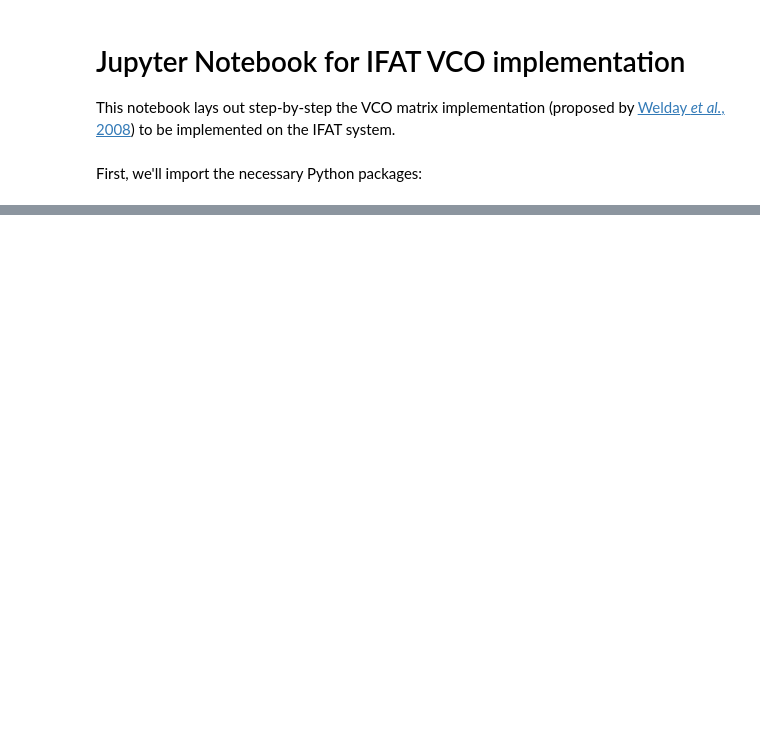
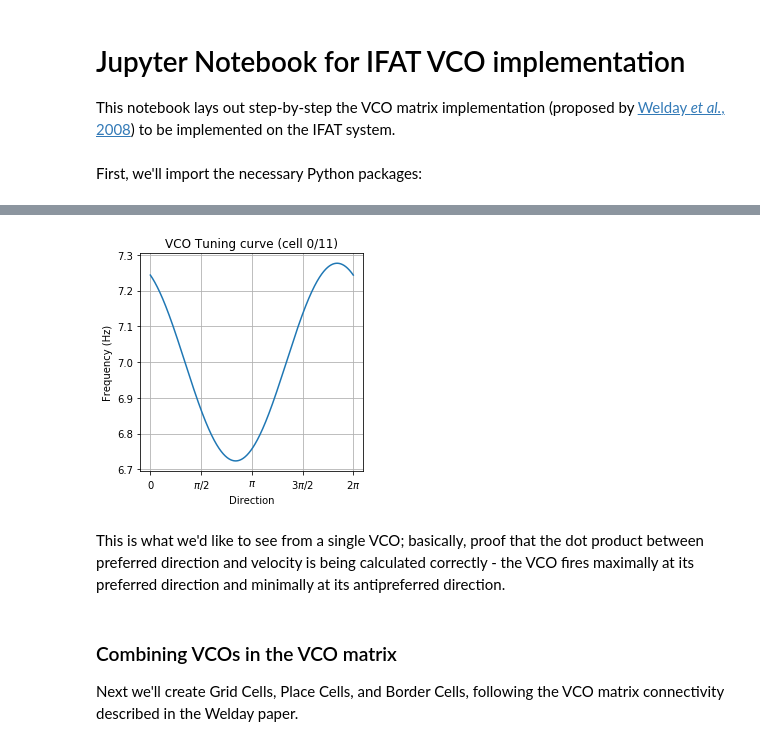
Before and after one commit to csmslab/hipposlam, a Jupyter notebook: biocas_notebook.ipynb, the cells around one changed output, grey strips where cells are left out. Saved outputs shown, nothing was run; the diff lists cells and outputs as text; code cells hidden in the pictures; blank space fills up the shorter version.

```diff
--- a/biocas_notebook.ipynb
+++ b/biocas_notebook.ipynb
@@ -56,9 +58,9 @@ class VCO_model:
                     phase = phase + phz_int + noise
         return cellphz
 
-    def cell_activity(self, cell, x, y, F_bar=0):
+    def cell_activity(self, cell, x, y):
         x_term = self.rho * np.cos(-self.theta) * x
         y_term = self.rho * np.sin(-self.theta) * y
         phz_term = self.cellphz[cell] + np.pi/2.0
-        return F_bar + np.exp(1j * (x_term + y_term + phz_term));
+        return np.exp(1j * (x_term + y_term + phz_term));
 # %% [markdown]
@@ -80,0 +122,31 @@ $$ \phi_n(t) = \Phi(t) + \bigg( \big(\phi_n(0) - \Omega(0)\big) + \mathbf{d}_n \
+# %%
+# Instantiate a VCO model
+rho = 0.14
+theta = np.pi+0.5
+N = 12
+VCO = VCO_model(N, rho, theta)
+# %%
+# Create a simulated running path (constant velocity, running around in a circle)
+v = 2
+d = np.arange(0, 2 * np.pi, 0.001)
+x = v * np.cos(d)
+y = v * np.sin(d)
+# %%
+# Modulate the activity around the theta freq (unnecessary when summing for grid cell)
+tune   = 7 + np.real(VCO.cell_activity(0,x,y))
+# %%
+# Plot the tuning curve
+plt.figure(figsize=(4,4))
+plt.title('VCO Tuning curve (cell 0/11)')
+plt.plot(d, tune)
+plt.ylabel('Frequency (Hz)')
+plt.xlabel('Direction')
+plt.xticks([0., .5*np.pi, np.pi, 1.5*np.pi, 2*np.pi],["$0$", "$\pi/2$", "$\pi$","$3\pi/2$", "$2 \pi$"]);
+plt.grid()
+# %% [output]
+[figure, added]
+# %% [markdown]
+This is what we'd like to see from a single VCO; basically, proof that the dot product between preferred direction and velocity is being calculated correctly - the VCO fires maximally at its preferred direction and minimally at its antipreferred direction.
+# %% [markdown]
+### Combining VCOs in the VCO matrix
+Next we'll create Grid Cells, Place Cells, and Border Cells, following the VCO matrix connectivity described in the Welday paper.
```
Also changed, not shown: parts of 17 cells of this notebook, 2 other files.
